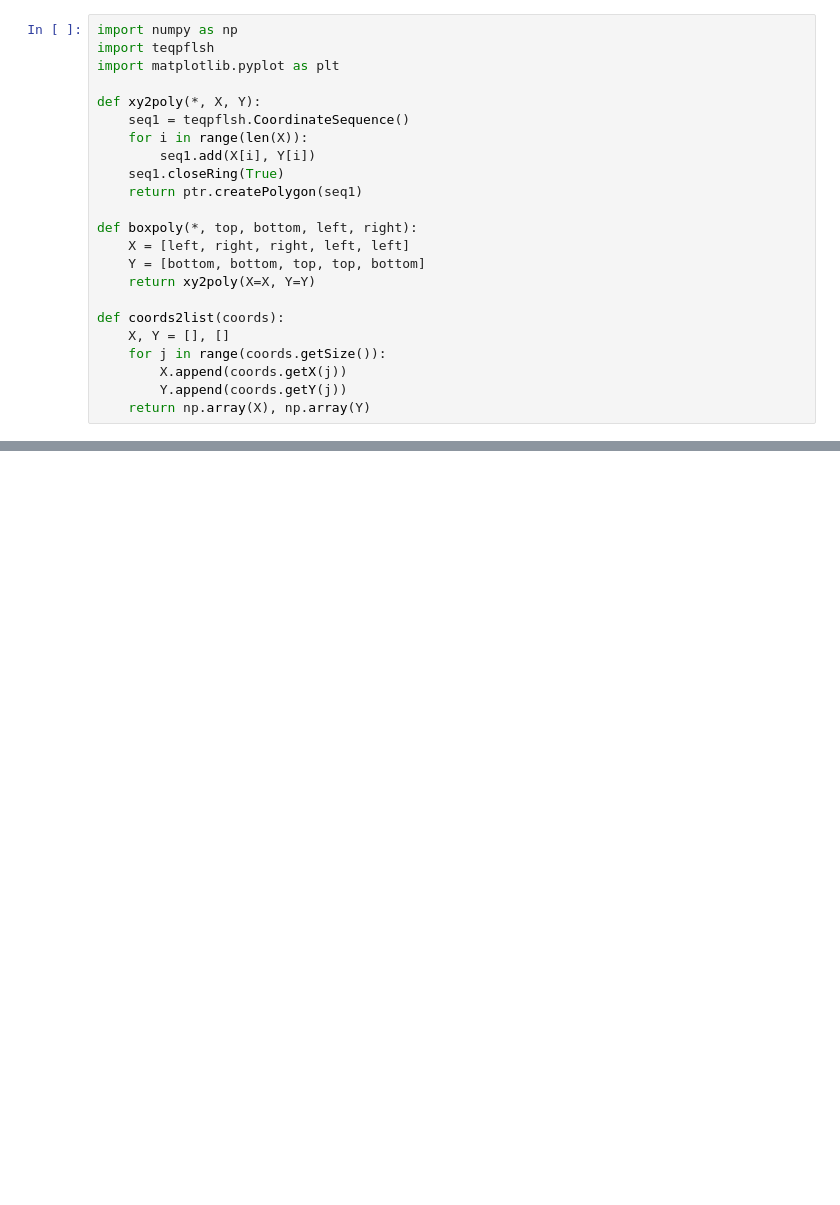
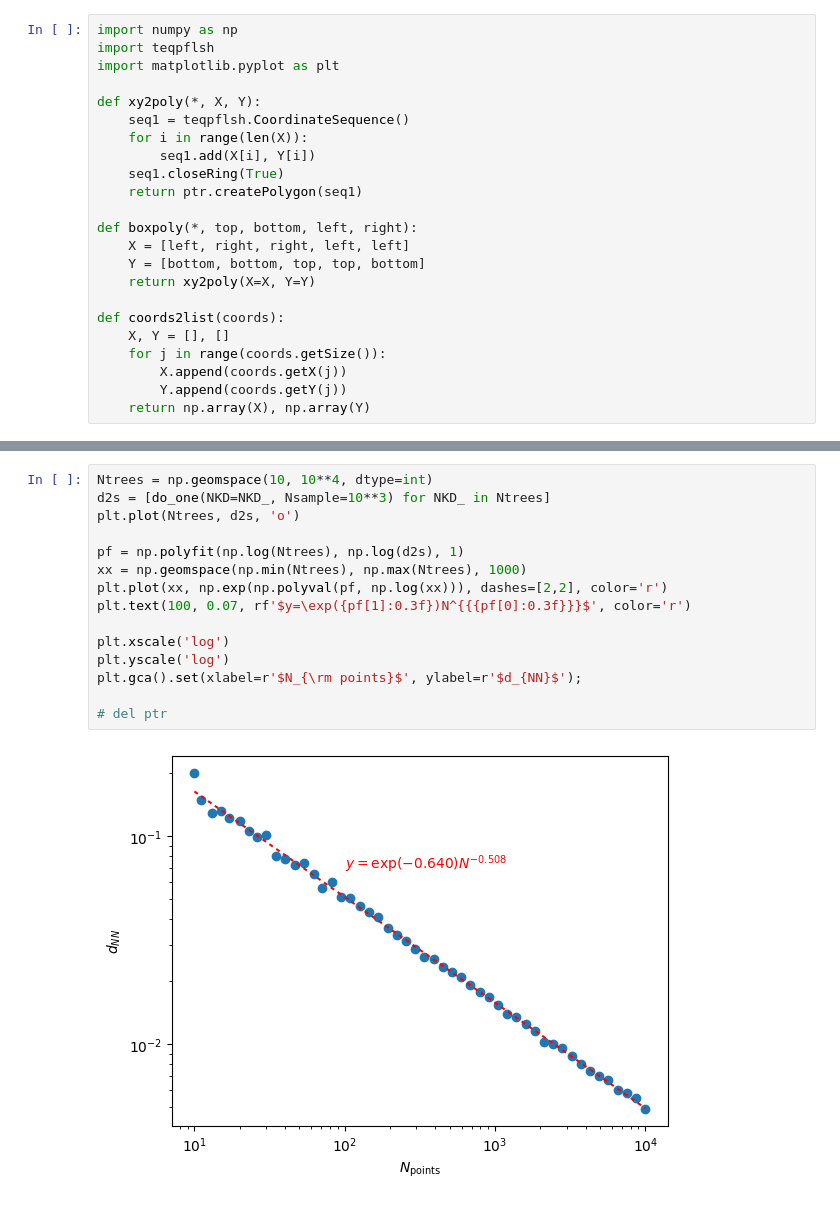
Before and after one commit to usnistgov/teqpflsh, a Jupyter notebook: notebooks/K-D distance basics.ipynb, the cells around one changed output, grey strips where cells are left out. Drawn from its saved outputs; the diff is of its cells as text; blank space fills up the shorter version.

```diff
--- a/notebooks/K-D distance basics.ipynb
+++ b/notebooks/K-D distance basics.ipynb
@@ -87,0 +85,17 @@ del ptr
+# %%
+Ntrees = np.geomspace(10, 10**4, dtype=int)
+d2s = [do_one(NKD=NKD_, Nsample=10**3) for NKD_ in Ntrees]
+plt.plot(Ntrees, d2s, 'o')
+
+pf = np.polyfit(np.log(Ntrees), np.log(d2s), 1)
+xx = np.geomspace(np.min(Ntrees), np.max(Ntrees), 1000)
+plt.plot(xx, np.exp(np.polyval(pf, np.log(xx))), dashes=[2,2], color='r')
+plt.text(100, 0.07, rf'$y=\exp({pf[1]:0.3f})N^{{{pf[0]:0.3f}}}$', color='r')
+
+plt.xscale('log')
+plt.yscale('log')
+plt.gca().set(xlabel=r'$N_{\rm points}$', ylabel=r'$d_{NN}$');
+
+# del ptr
+# %% [output]
+[figure, added]
```
Also changed, not shown: parts of 4 cells of this notebook.
